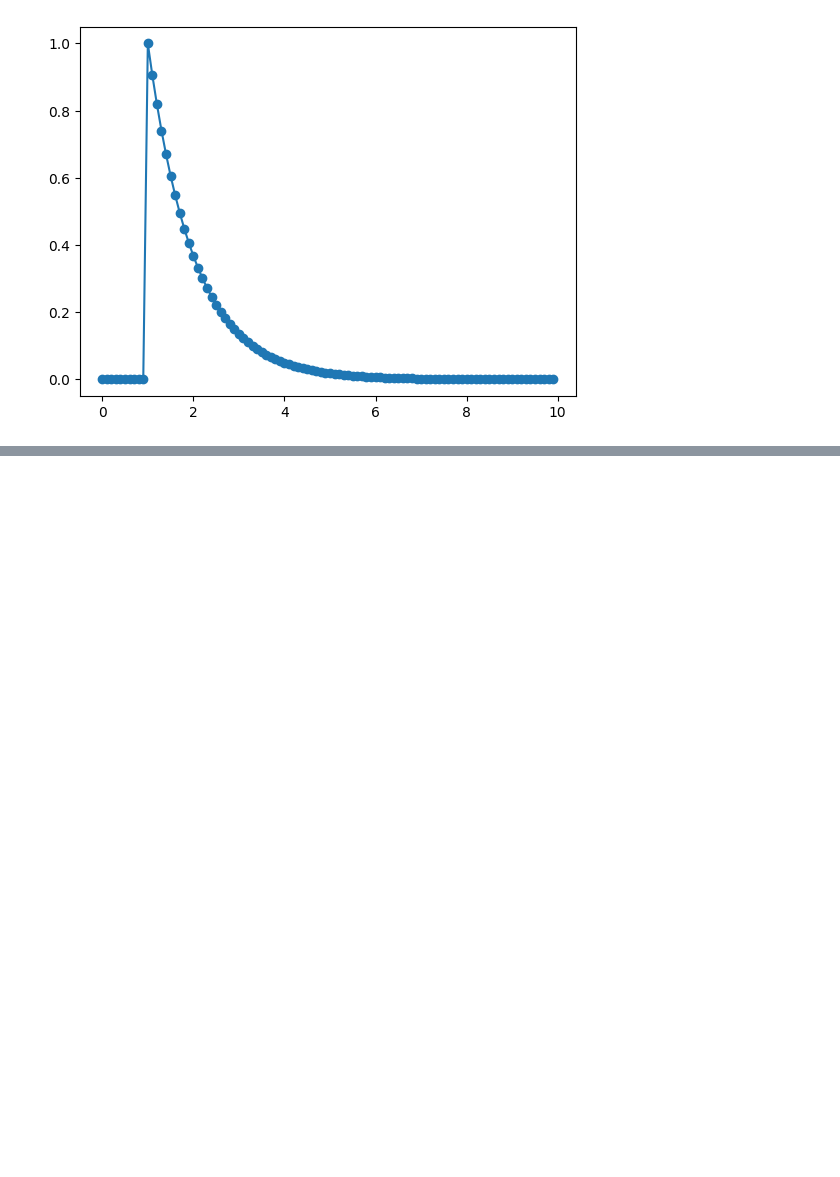
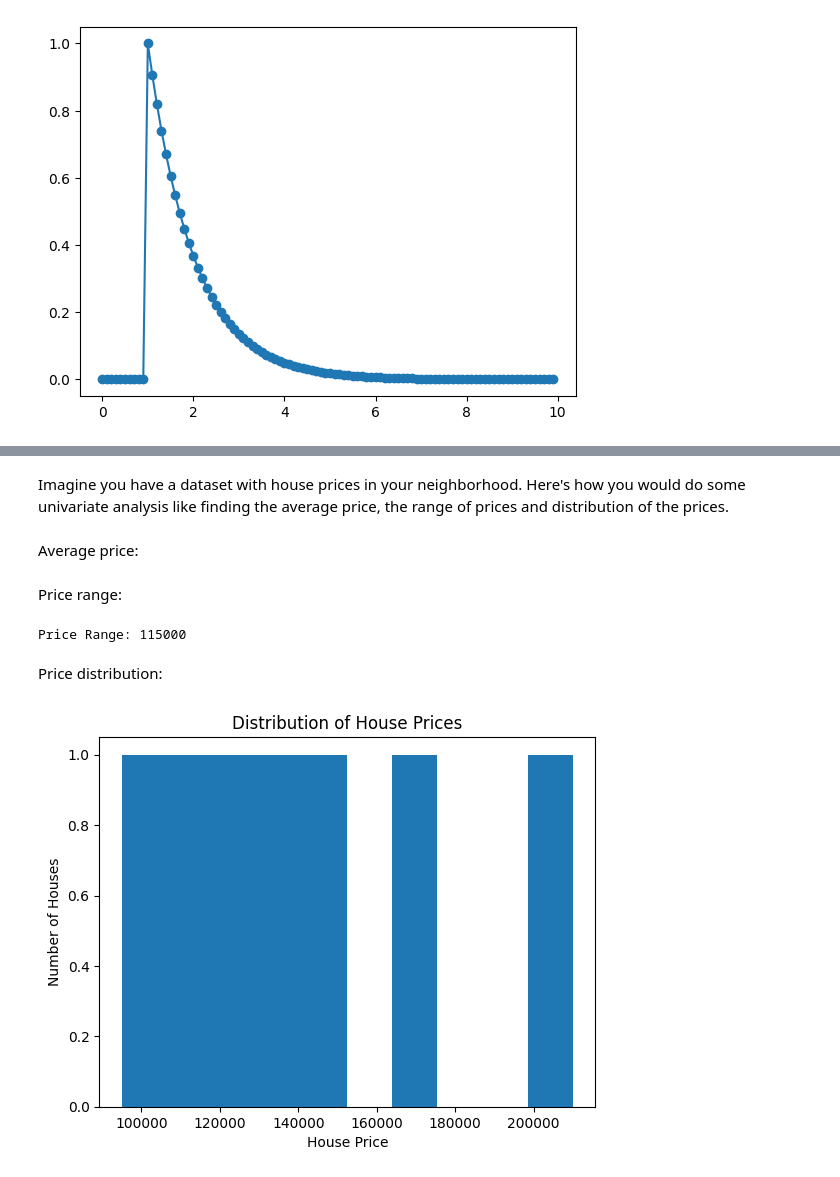
Before and after one commit to kumarkarna2/EDA_Notebooks, a Jupyter notebook: Stats.ipynb, the cells around one changed output, grey strips where cells are left out. Saved outputs shown, nothing was run; the diff lists cells and outputs as text; code cells hidden in the pictures; blank space fills up the shorter version.

```diff
--- a/Stats.ipynb
+++ b/Stats.ipynb
@@ -579,0 +678,11 @@ plt.show()
+# %% [markdown]
+Imagine you have a dataset with house prices in your neighborhood. Here's how you would do some univariate analysis like finding the average price, the range of prices and distribution of the prices.
+# %%
+import pandas as pd
+import matplotlib.pyplot as plt
+
+# Sample house prices data
+house_prices = [120000, 150000, 95000, 210000, 110000, 175000, 135000]
+data = pd.Series(house_prices)
+# %% [markdown]
+Average price:
@@ -579,0 +692,17 @@ plt.show()
+# %% [markdown]
+Price range:
+# %%
+price_range = data.max() - data.min()
+print("Price Range:", price_range)
+# %% [output]
+Price Range: 115000
+# %% [markdown]
+Price distribution:
+# %%
+plt.hist(data)
+plt.xlabel("House Price")
+plt.ylabel("Number of Houses")
+plt.title("Distribution of House Prices")
+plt.show()
+# %% [output]
+[figure, added]
```
Also changed, not shown: parts of 22 cells of this notebook, 1 other file.
